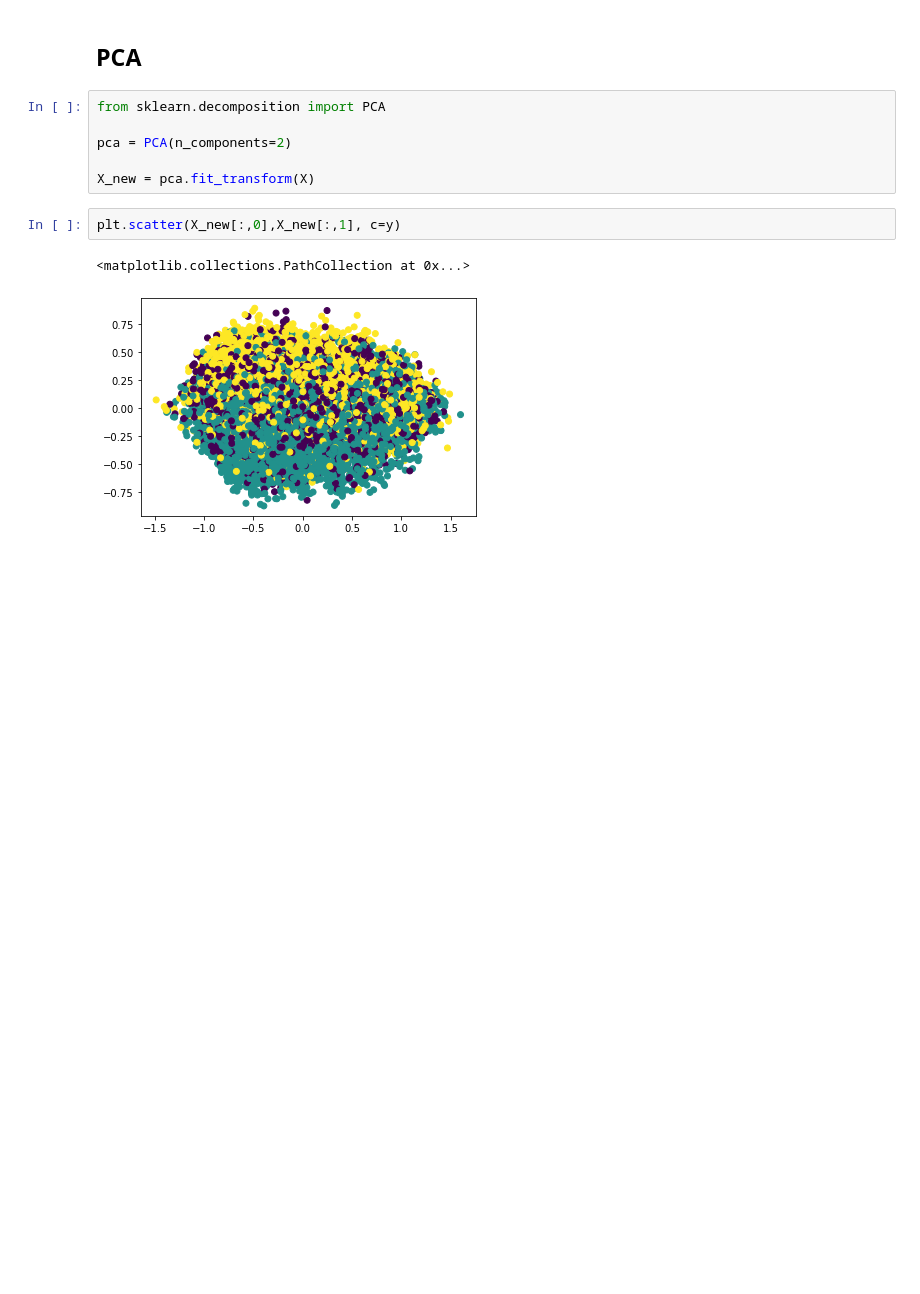
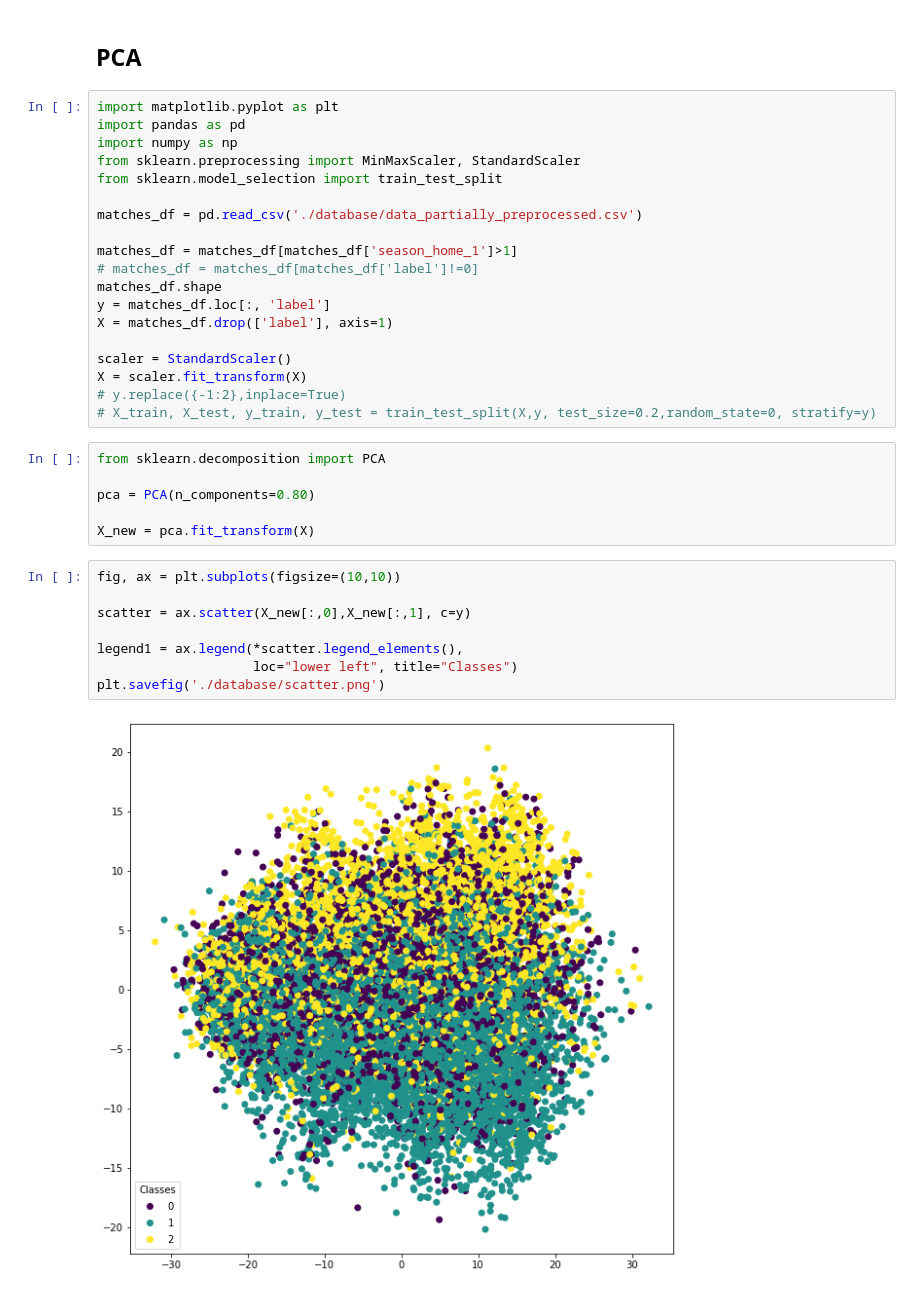
Before and after one commit to Ferox98/World-cup-predictions, a Jupyter notebook: experiments.ipynb, the cells around one changed output. Saved outputs shown, nothing was run; the diff lists cells and outputs as text; blank space fills up the shorter version.

```diff
--- a/experiments.ipynb
+++ b/experiments.ipynb
@@ -848,14 +1026,38 @@ KeyboardInterrupt:
 # %% [markdown]
 ## PCA
+# %%
+import matplotlib.pyplot as plt
+import pandas as pd
+import numpy as np
+from sklearn.preprocessing import MinMaxScaler, StandardScaler
+from sklearn.model_selection import train_test_split
+
+matches_df = pd.read_csv('./database/data_partially_preprocessed.csv')
+
+matches_df = matches_df[matches_df['season_home_1']>1]
+# matches_df = matches_df[matches_df['label']!=0]
+matches_df.shape
+y = matches_df.loc[:, 'label']
+X = matches_df.drop(['label'], axis=1)
+
+scaler = StandardScaler()
+X = scaler.fit_transform(X)
+# y.replace({-1:2},inplace=True)
+# X_train, X_test, y_train, y_test = train_test_split(X,y, test_size=0.2,random_state=0, stratify=y)
 # %%
 from sklearn.decomposition import PCA
 
-pca = PCA(n_components=2)
+pca = PCA(n_components=0.80)
 
 X_new = pca.fit_transform(X)
 # %%
-plt.scatter(X_new[:,0],X_new[:,1], c=y)
+fig, ax = plt.subplots(figsize=(10,10))
+
+scatter = ax.scatter(X_new[:,0],X_new[:,1], c=y)
+
+legend1 = ax.legend(*scatter.legend_elements(),
+                    loc="lower left", title="Classes")
+plt.savefig('./database/scatter.png')
 # %% [output]
-<matplotlib.collections.PathCollection at 0x...>
-[figure, old version]
+[figure, new version]
 # %%
```
Also changed, not shown: parts of 30 cells of this notebook, 2 other files.
